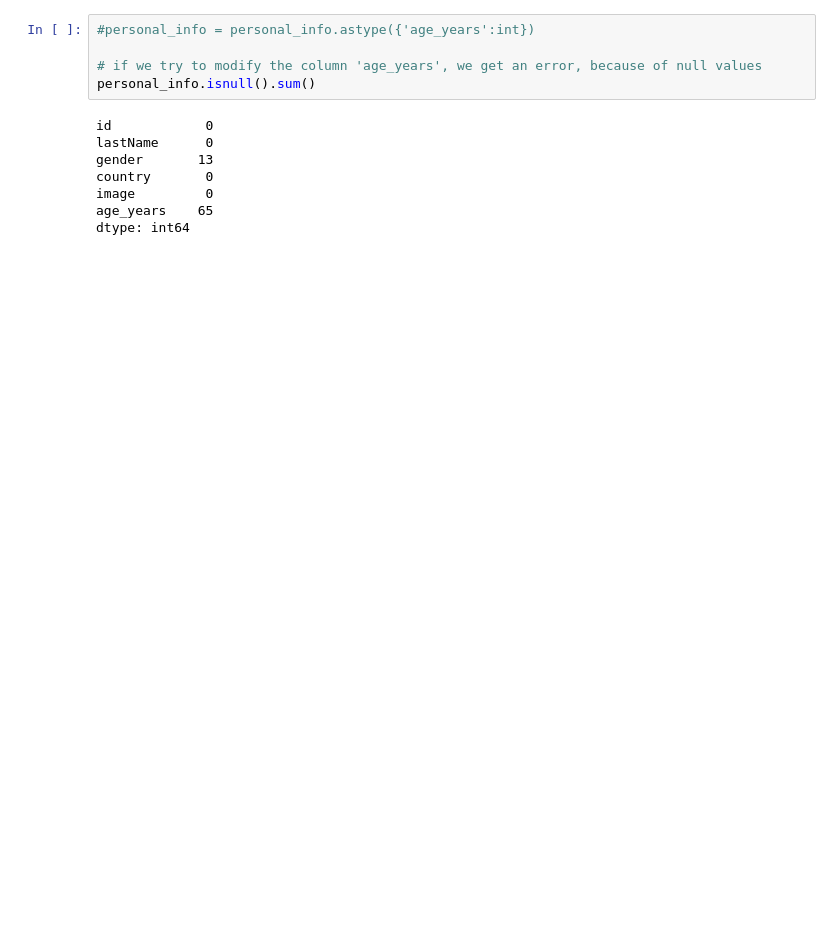
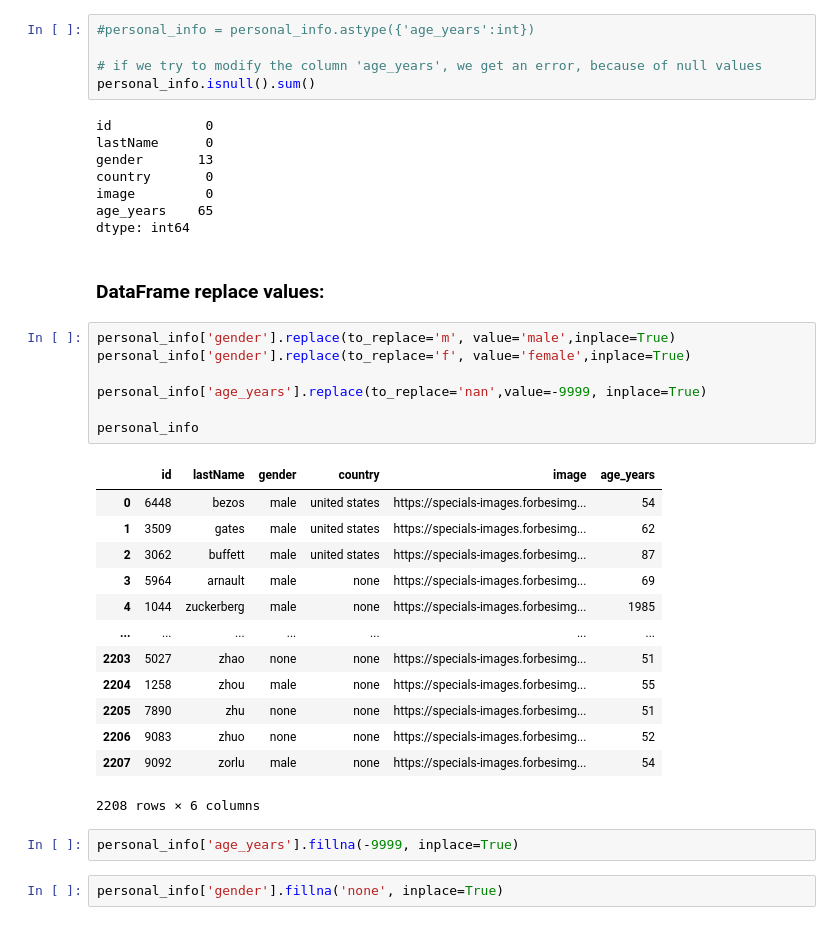
Before and after one commit to herreradelduque/Ironhack-Module-1-Project---Pandas-Pipelines, a Jupyter notebook: notebooks/notebook1.ipynb, the cells around one changed output. Cells and saved outputs as stored; diff of their text form; blank space fills up the shorter version.

```diff
--- a/notebooks/notebook1.ipynb
+++ b/notebooks/notebook1.ipynb
@@ -380,3 +388,30 @@ country       0
 image         0
 age_years    65
 dtype: int64
+# %% [markdown]
+### DataFrame replace values:
+# %%
+personal_info['gender'].replace(to_replace='m', value='male',inplace=True)
+personal_info['gender'].replace(to_replace='f', value='female',inplace=True)
+
+personal_info['age_years'].replace(to_replace='nan',value=-9999, inplace=True)
+
+personal_info
+# %% [output]
+|  | id | lastName | gender | country | image | age_years |
+| 0 | 6448 | bezos | male | united states | https://specials-images.forbesimg... | 54 |
+| 1 | 3509 | gates | male | united states | https://specials-images.forbesimg... | 62 |
+| 2 | 3062 | buffett | male | united states | https://specials-images.forbesimg... | 87 |
+| 3 | 5964 | arnault | male | none | https://specials-images.forbesimg... | 69 |
+| 4 | 1044 | zuckerberg | male | none | https://specials-images.forbesimg... | 1985 |
+| ... | ... | ... | ... | ... | ... | ... |
+| 2203 | 5027 | zhao | none | none | https://specials-images.forbesimg... | 51 |
+| 2204 | 1258 | zhou | male | none | https://specials-images.forbesimg... | 55 |
+| 2205 | 7890 | zhu | none | none | https://specials-images.forbesimg... | 51 |
+| 2206 | 9083 | zhuo | none | none | https://specials-images.forbesimg... | 52 |
+| 2207 | 9092 | zorlu | male | none | https://specials-images.forbesimg... | 54 |
+2208 rows × 6 columns
+# %%
+personal_info['age_years'].fillna(-9999, inplace=True)
+# %%
+personal_info['gender'].fillna('none', inplace=True)
```
Also changed, not shown: parts of 7 cells of this notebook.
